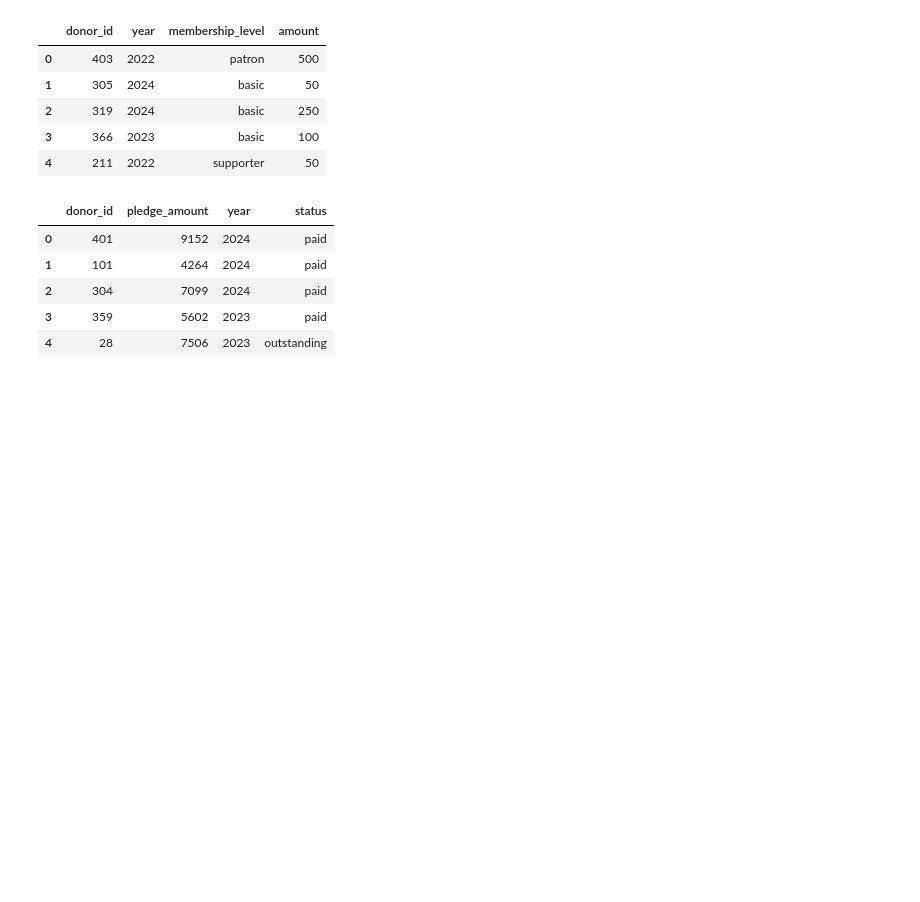
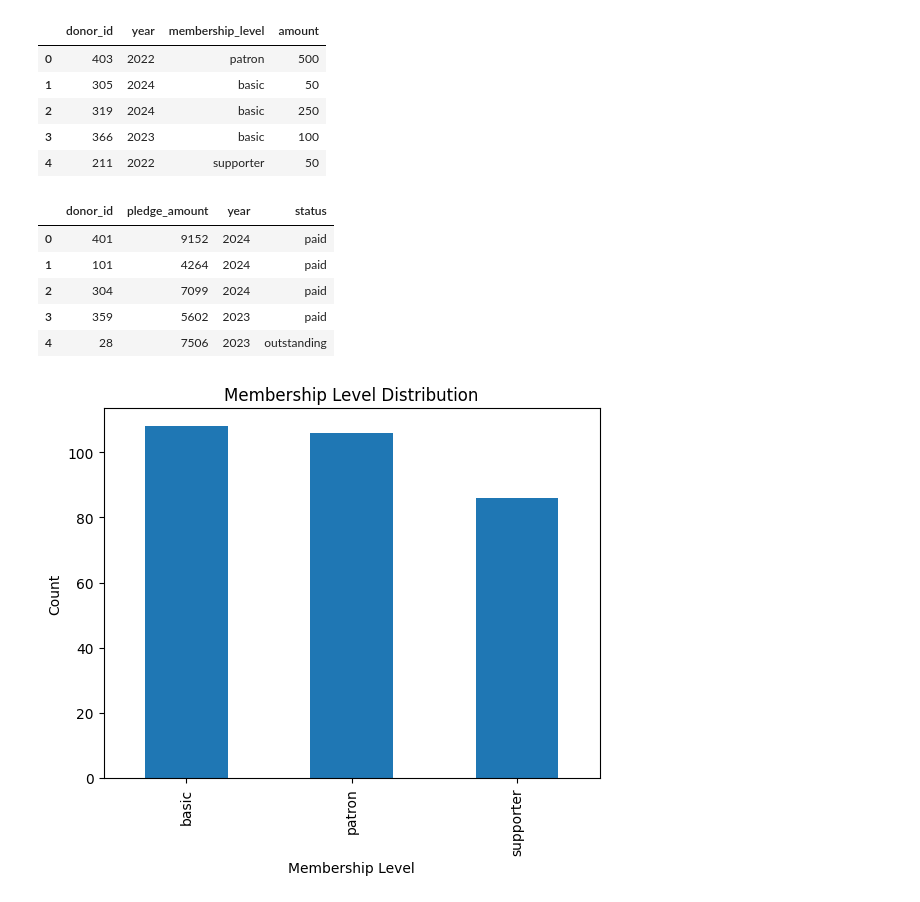
Before and after one commit to amandapacchacommunity/Project4, a Jupyter notebook: notebooks/01_data_validation_and_preparation.ipynb, the cells around one changed output. Saved outputs shown, nothing was run; the diff lists cells and outputs as text; code cells hidden in the pictures; blank space fills up the shorter version.

```diff
--- a/notebooks/01_data_validation_and_preparation.ipynb
+++ b/notebooks/01_data_validation_and_preparation.ipynb
@@ -72,3 +72,15 @@ Pledge records: (200, 4)
 | 2 | 304 | 7099 | 2024 | paid |
 | 3 | 359 | 5602 | 2023 | paid |
 | 4 | 28 | 7506 | 2023 | outstanding |
+# %%
+# Membership distribution
+
+memberships["membership_level"].value_counts().plot(kind="bar")
+
+plt.title("Membership Level Distribution")
+plt.xlabel("Membership Level")
+plt.ylabel("Count")
+
+plt.show()
+# %% [output]
+[figure, added]
```
